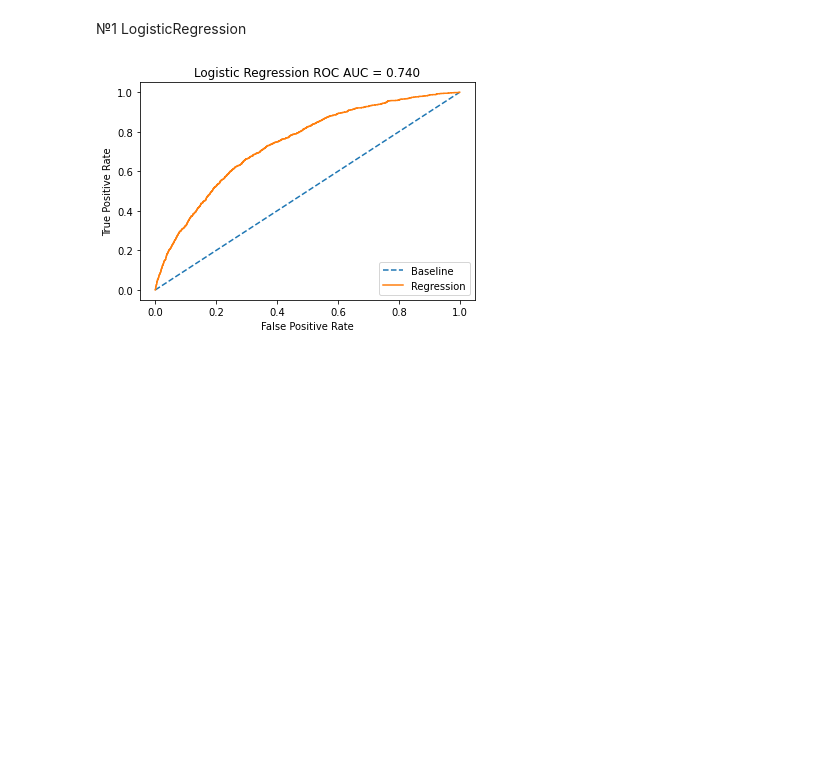
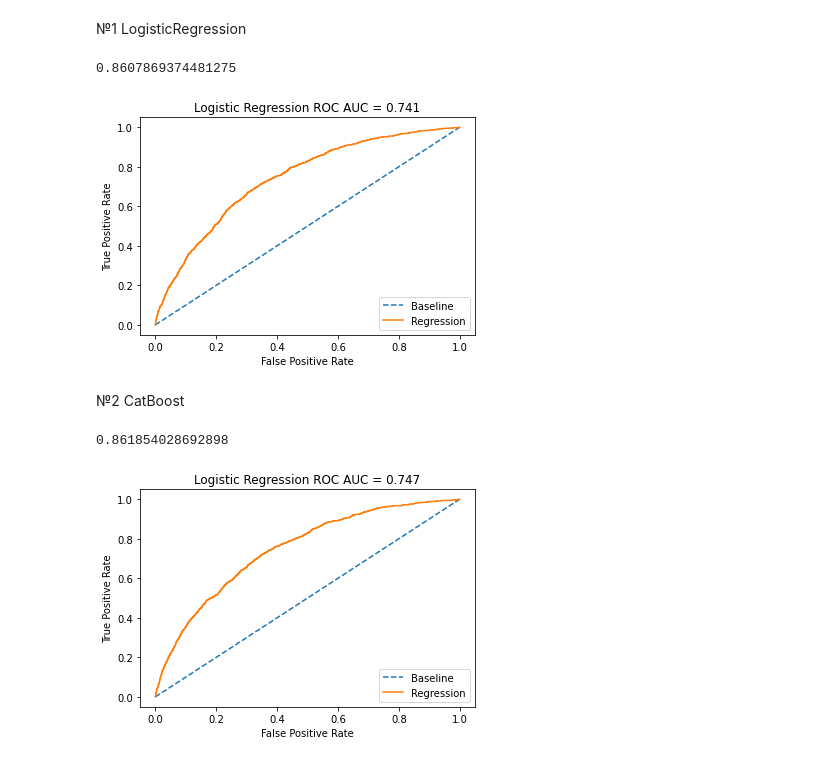
Before and after one commit to PrusRoman/skillfactory_rds, a Jupyter notebook: project_4_Credit_Scoring/sf_Credit_Scoring.ipynb, the cells around one changed output. Cells and saved outputs as stored; diff of their text form; code cells hidden in the pictures; blank space fills up the shorter version.

Commit message:
Start work with Classifiers

```diff
--- a/project_4_Credit_Scoring/sf_Credit_Scoring.ipynb
+++ b/project_4_Credit_Scoring/sf_Credit_Scoring.ipynb
@@ -69,7 +92,7 @@ def is_median_income(median, income):
     return('hight')
 
 #show_roc_curve just for easiest next work
-def show_roc_curve(X_test, y_test):
+def show_roc_curve(model, X_test, y_test):
   probs = model.predict_proba(X_test)
   probs = probs[:,1]
 
@@ -85,6 +108,11 @@ def show_roc_curve(X_test, y_test):
   plt.xlabel('False Positive Rate')
   plt.legend(loc = 'lower right')
   plt.show()
+
+
+#delete one list from another
+def set_approach(a,b):
+    return list(set(a)-set(b))
 # %%
 #работаю в collab, поэтому модуль для загрузки данных
 from google.colab import files
@@ -370,8 +397,21 @@ X_train, X_test, y_train, y_test = train_test_split(X, y, test_size=0.2, random_
 # %% [markdown]
 №1 LogisticRegression
 # %%
-clf = LogisticRegression(random_state=42, max_iter = 1000).fit(X_train, y_train)
-clf.score(X_train, y_train)
-show_roc_curve(X_test, y_test)
+#best ROC AUC 0.741 if (max_iter = 100)
+clf = LogisticRegression(random_state=42, max_iter = 100).fit(X_train, y_train)
+print(clf.score(X_train, y_train))
+show_roc_curve(clf, X_test, y_test)
 # %% [output]
+0.8607869374481275
 [figure]
+# %% [markdown]
+№2 CatBoost
+# %%
+#best ROC AUC 0.747 if (iterations=100, learning_rate=0.07)
+catbst = CatBoostClassifier(iterations=100, learning_rate=0.07).fit(X_train, y_train,
+                                                                 verbose=False)
+print(catbst.score(X_train, y_train))
+show_roc_curve(catbst, X_test, y_test)
+# %% [output]
+0.861854028692898
+[figure, added]
```
Also changed, not shown: parts of 15 cells of this notebook.
